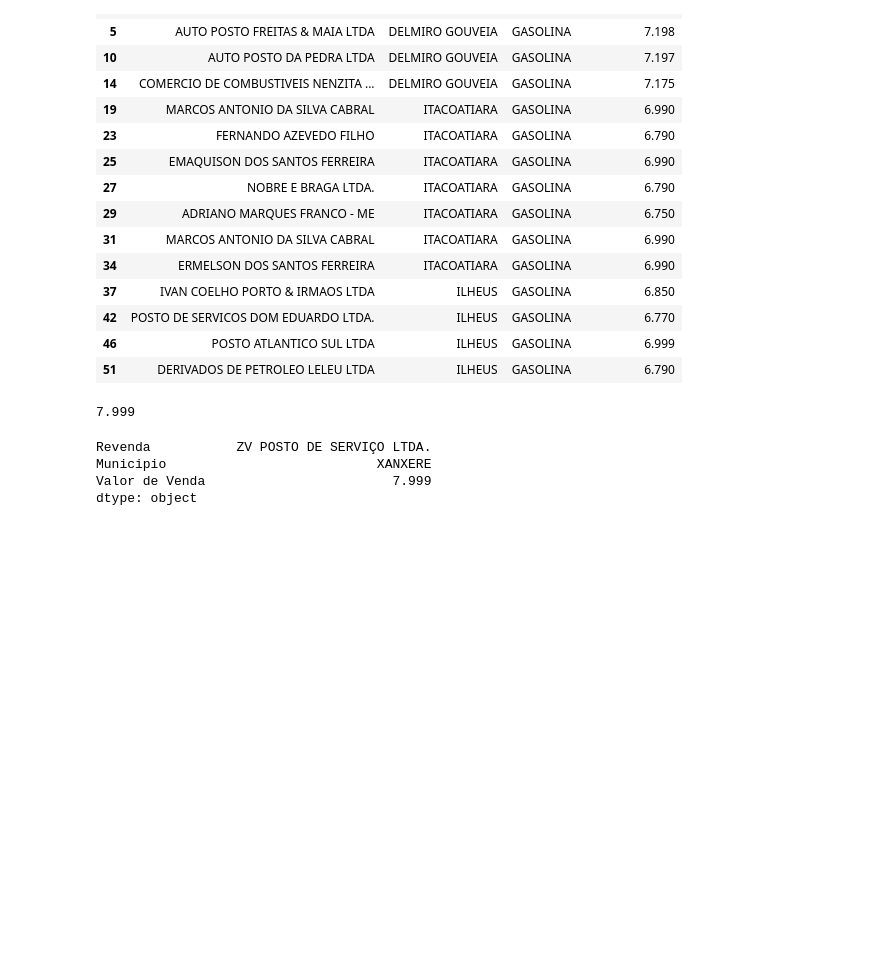
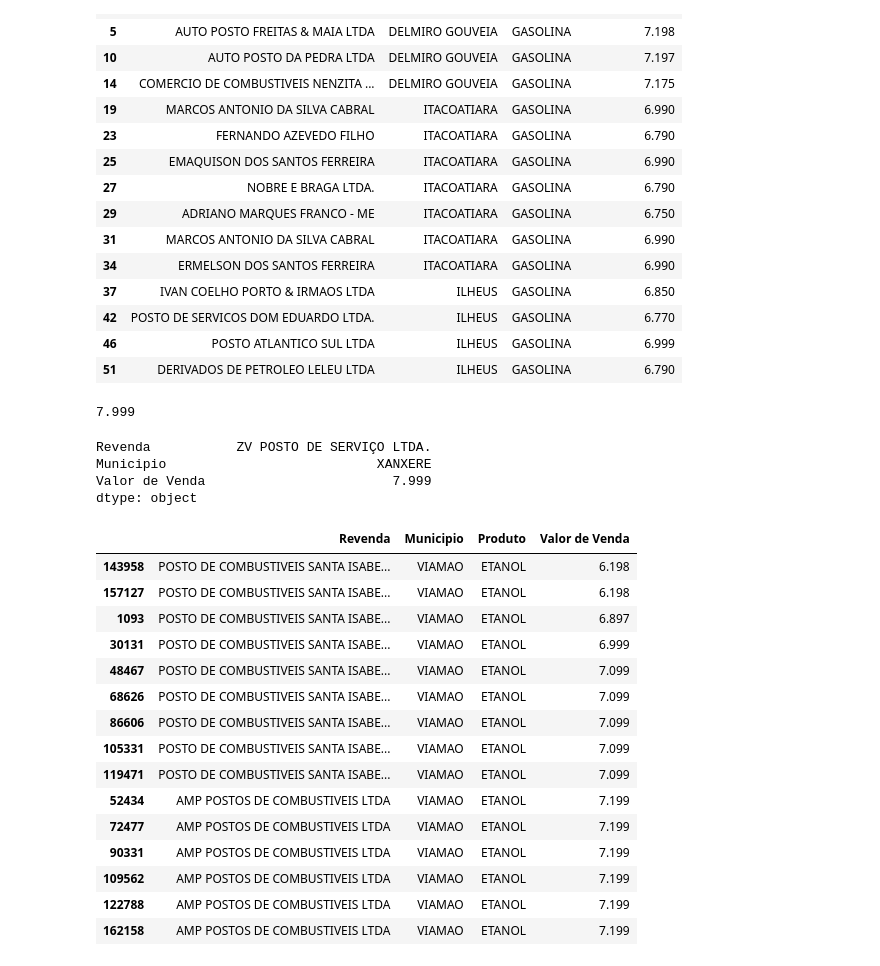
Before and after one commit to thayseps/CursodeExtensaoPythonPandas, a Jupyter notebook: primeiro_exemplo_de_pandas.ipynb, the cells around one changed output. Saved outputs shown, nothing was run; the diff lists cells and outputs as text; code cells hidden in the pictures; blank space fills up the shorter version.

```diff
--- a/primeiro_exemplo_de_pandas.ipynb
+++ b/primeiro_exemplo_de_pandas.ipynb
@@ -221,3 +221,26 @@ Revenda           ZV POSTO DE SERVIÇO LTDA.
 Municipio                           XANXERE
 Valor de Venda                        7.999
 dtype: object
+# %%
+#Dataframe.loc[] com múltiplas condições para filtragem
+#Quais são os preços de Etanol na minha cidade x
+#ordenando o menor valor pro maior
+etanol_viamao_df = ca_df.loc[(ca_df['Produto'] == 'ETANOL') & (ca_df['Municipio'] == 'VIAMAO')]
+display(etanol_viamao_df.sort_values(by='Valor de Venda'))
+# %% [output]
+|  | Revenda | Municipio | Produto | Valor de Venda |
+| 143958 | POSTO DE COMBUSTIVEIS SANTA ISABE... | VIAMAO | ETANOL | 6.198 |
+| 157127 | POSTO DE COMBUSTIVEIS SANTA ISABE... | VIAMAO | ETANOL | 6.198 |
+| 1093 | POSTO DE COMBUSTIVEIS SANTA ISABE... | VIAMAO | ETANOL | 6.897 |
+| 30131 | POSTO DE COMBUSTIVEIS SANTA ISABE... | VIAMAO | ETANOL | 6.999 |
+| 48467 | POSTO DE COMBUSTIVEIS SANTA ISABE... | VIAMAO | ETANOL | 7.099 |
+| 68626 | POSTO DE COMBUSTIVEIS SANTA ISABE... | VIAMAO | ETANOL | 7.099 |
+| 86606 | POSTO DE COMBUSTIVEIS SANTA ISABE... | VIAMAO | ETANOL | 7.099 |
+| 105331 | POSTO DE COMBUSTIVEIS SANTA ISABE... | VIAMAO | ETANOL | 7.099 |
+| 119471 | POSTO DE COMBUSTIVEIS SANTA ISABE... | VIAMAO | ETANOL | 7.099 |
+| 52434 | AMP POSTOS DE COMBUSTIVEIS LTDA | VIAMAO | ETANOL | 7.199 |
+| 72477 | AMP POSTOS DE COMBUSTIVEIS LTDA | VIAMAO | ETANOL | 7.199 |
+| 90331 | AMP POSTOS DE COMBUSTIVEIS LTDA | VIAMAO | ETANOL | 7.199 |
+| 109562 | AMP POSTOS DE COMBUSTIVEIS LTDA | VIAMAO | ETANOL | 7.199 |
+| 122788 | AMP POSTOS DE COMBUSTIVEIS LTDA | VIAMAO | ETANOL | 7.199 |
+| 162158 | AMP POSTOS DE COMBUSTIVEIS LTDA | VIAMAO | ETANOL | 7.199 |
```
Also changed, not shown: parts of 4 cells of this notebook.
